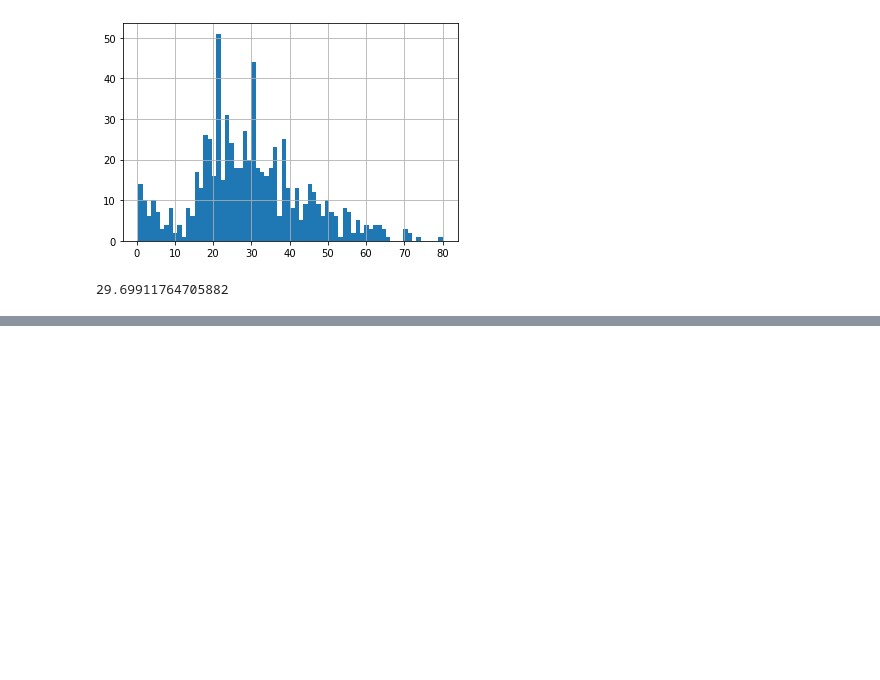
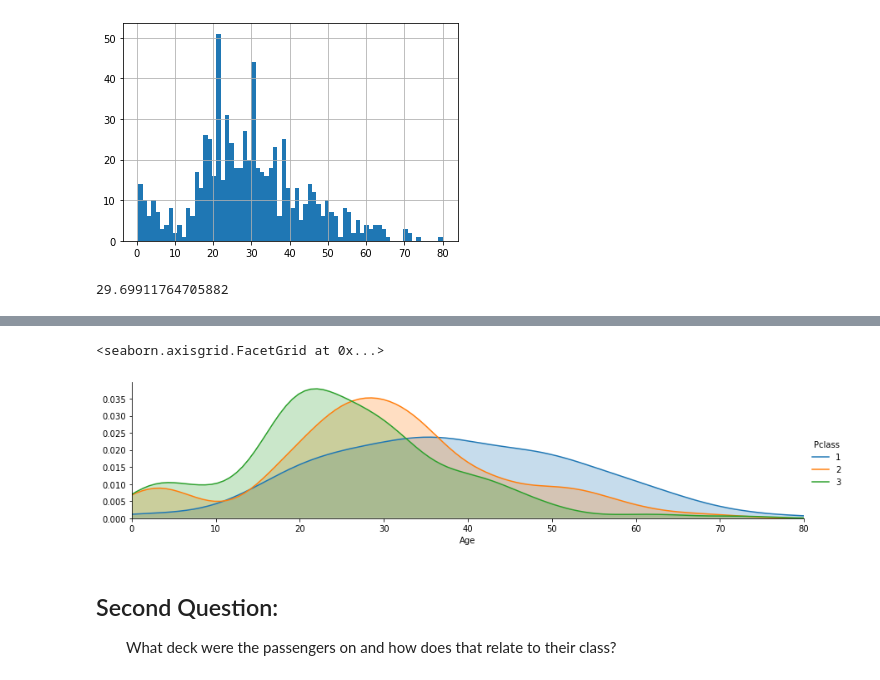
Before and after one commit to Mkang525/Udemy-Courses, a Jupyter notebook: Python/07_Example_Projects/Titanic Project/Untitled.ipynb, the cells around one changed output, grey strips where cells are left out. Drawn from its saved outputs; the diff is of its cells as text; code cells hidden in the pictures; blank space fills up the shorter version.

```diff
--- a/Python/07_Example_Projects/Titanic Project/Untitled.ipynb
+++ b/Python/07_Example_Projects/Titanic Project/Untitled.ipynb
@@ -108,0 +153,19 @@ titanic_df['Age'].mean()
+# %%
+# look at how age ranges with class
+
+fig = sns.FacetGrid(titanic_df, hue='Pclass',aspect=4)
+fig.map(sns.kdeplot,'Age',shade=True)
+
+oldest = titanic_df['Age'].max()
+
+#since no one can be negative years old, setting the x axis from 0 to the oldest age
+fig.set(xlim=(0,oldest))
+
+#add a legend
+fig.add_legend()
+# %% [output]
+<seaborn.axisgrid.FacetGrid at 0x...>
+[figure, added]
+# %% [markdown]
+## Second Question:
+<ul>What deck were the passengers on and how does that relate to their class?</li>
```
Also changed, not shown: parts of 12 cells of this notebook.
